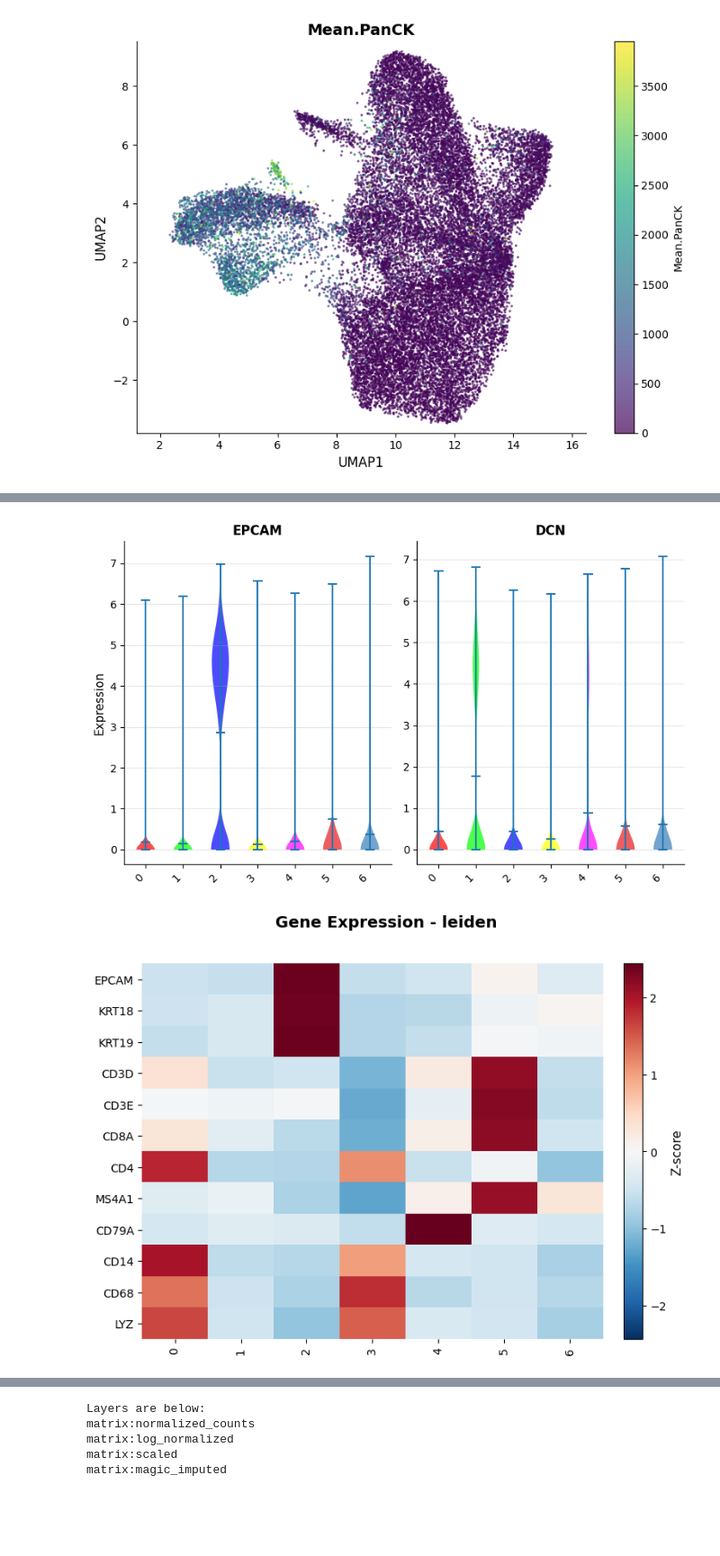
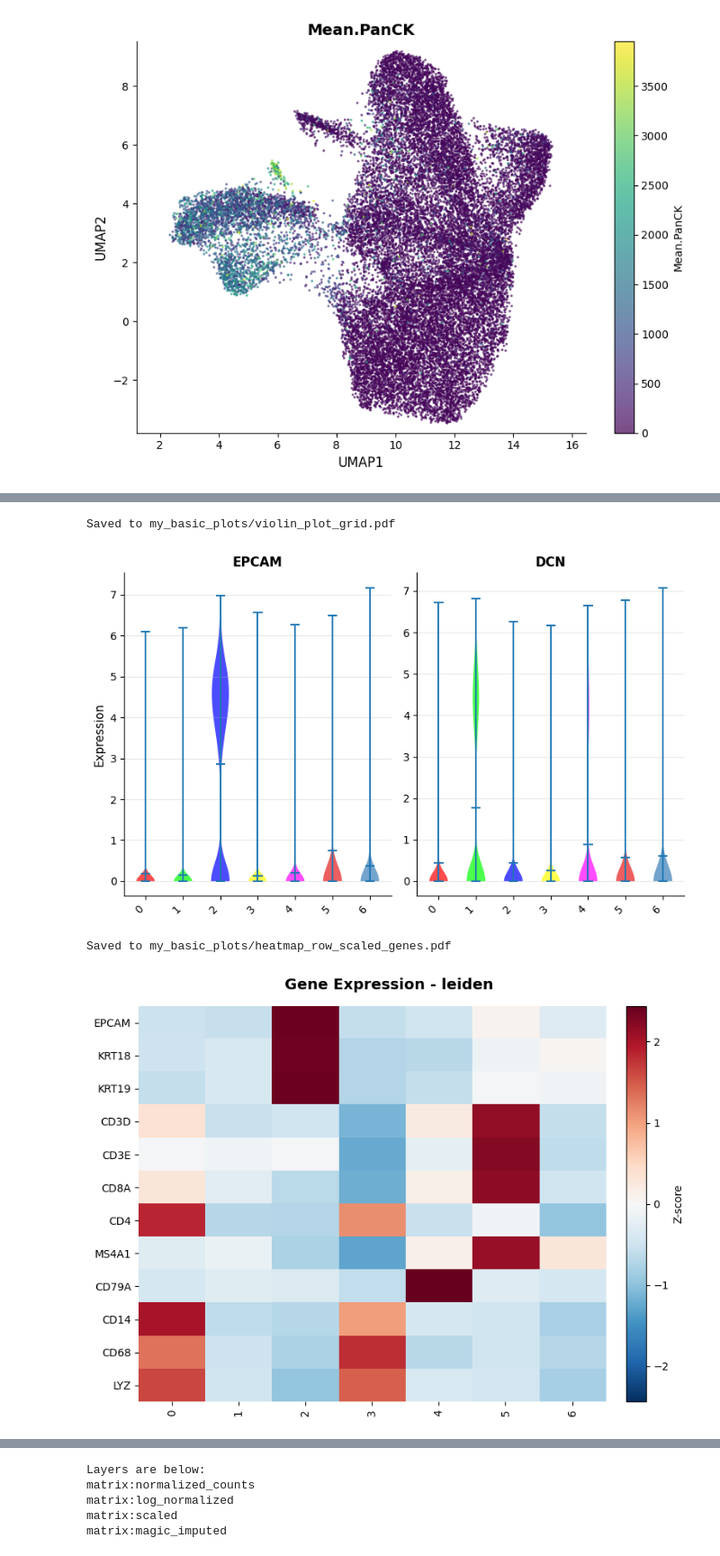
Before and after one commit to gynecoloji/spatioloji_s, a Jupyter notebook: example/processing.ipynb, the cells around one changed output, grey strips where cells are left out. Shown at 90% size. Saved outputs shown, nothing was run; the diff lists cells and outputs as text; code cells hidden in the pictures; blank space fills up the shorter version.

```diff
--- a/example/processing.ipynb
+++ b/example/processing.ipynb
@@ -160,37 +171,41 @@ sj.visualization.plot_violin(sp, genes='EPCAM', group_by='leiden', layer='log_no
 [figure]
 # %%
 sj.visualization.plot_violin(sp, genes=['EPCAM', 'DCN'], group_by='leiden', layer='log_normalized',
-                             colors=cluster_colors, group_order=custom_order, show=False)
+                             colors=cluster_colors, group_order=custom_order, show=True,
+                             save_path='my_basic_plots/violin_plot_grid.pdf')
 # %% [output]
+Saved to my_basic_plots/violin_plot_grid.pdf
 [figure]
 # %%
 # Order genes by cell type
 gene_order = [
     # Epithelial
     'EPCAM', 'KRT18', 'KRT19',
     # T cells
     'CD3D', 'CD3E', 'CD8A', 'CD4',
     # B cells
     'MS4A1', 'CD79A', 'CD79B',
     # Myeloid
     'CD14', 'CD68', 'LYZ'
 ]
 
 # Order clusters
 custom_order = [str(i) for i in range(len(sp._cell_meta.leiden.unique()))]
 
 sj.visualization.plot_heatmap(
     sp,
     genes=gene_order,
     group_by='leiden',
     gene_order=gene_order,
     group_order=custom_order,
     scale='row',
-    show=False,
-    layer='log_normalized'
+    show=True,
+    layer='log_normalized',
+    save_path='my_basic_plots/heatmap_row_scaled_genes.pdf'
 )
 # %% [output]
+Saved to my_basic_plots/heatmap_row_scaled_genes.pdf
-[figure, old version]
+[figure, new version]
 # %%
 sj.processing.magic_impute(
     sp,
```
Also changed, not shown: parts of 5 cells of this notebook, 6 other files.
